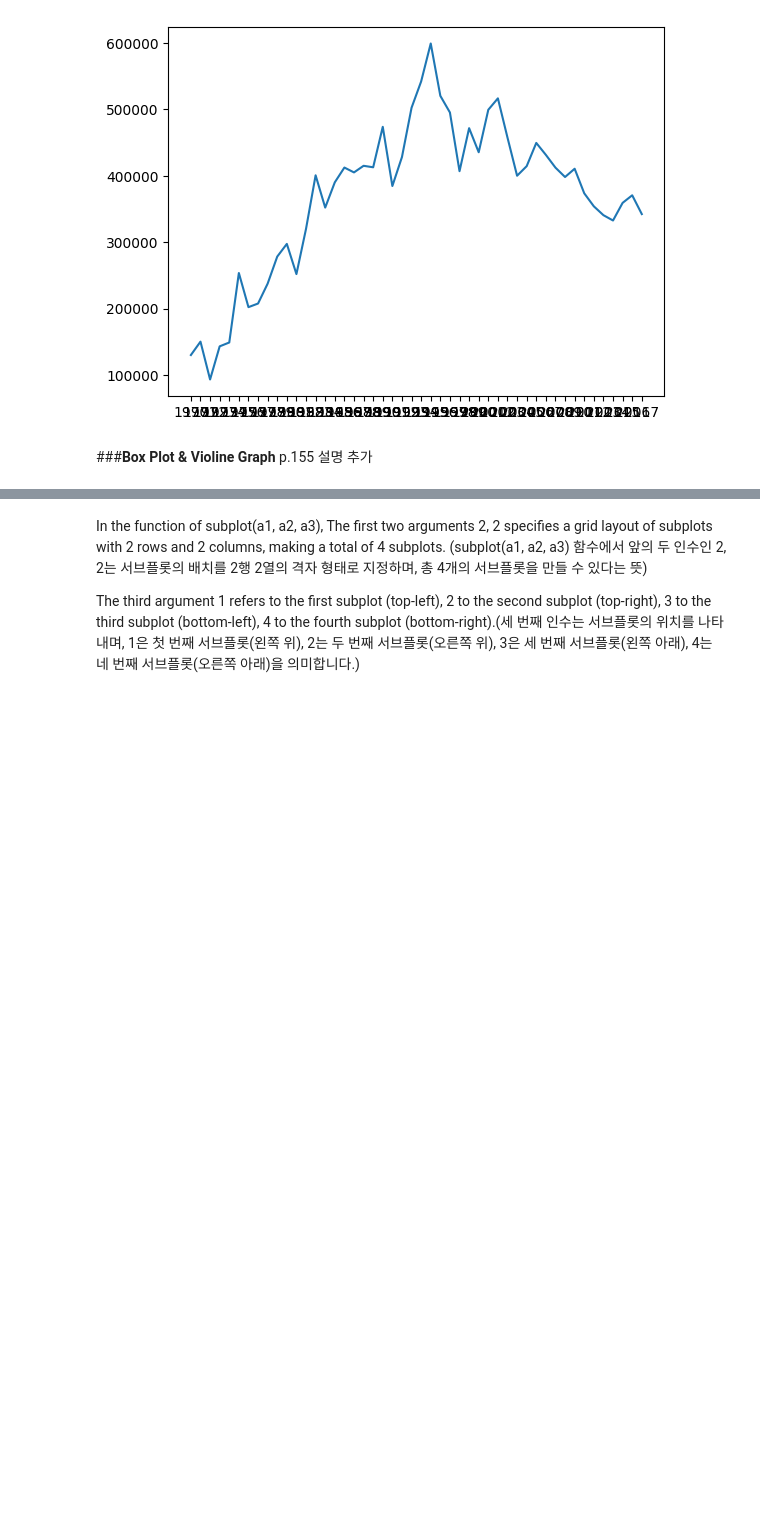
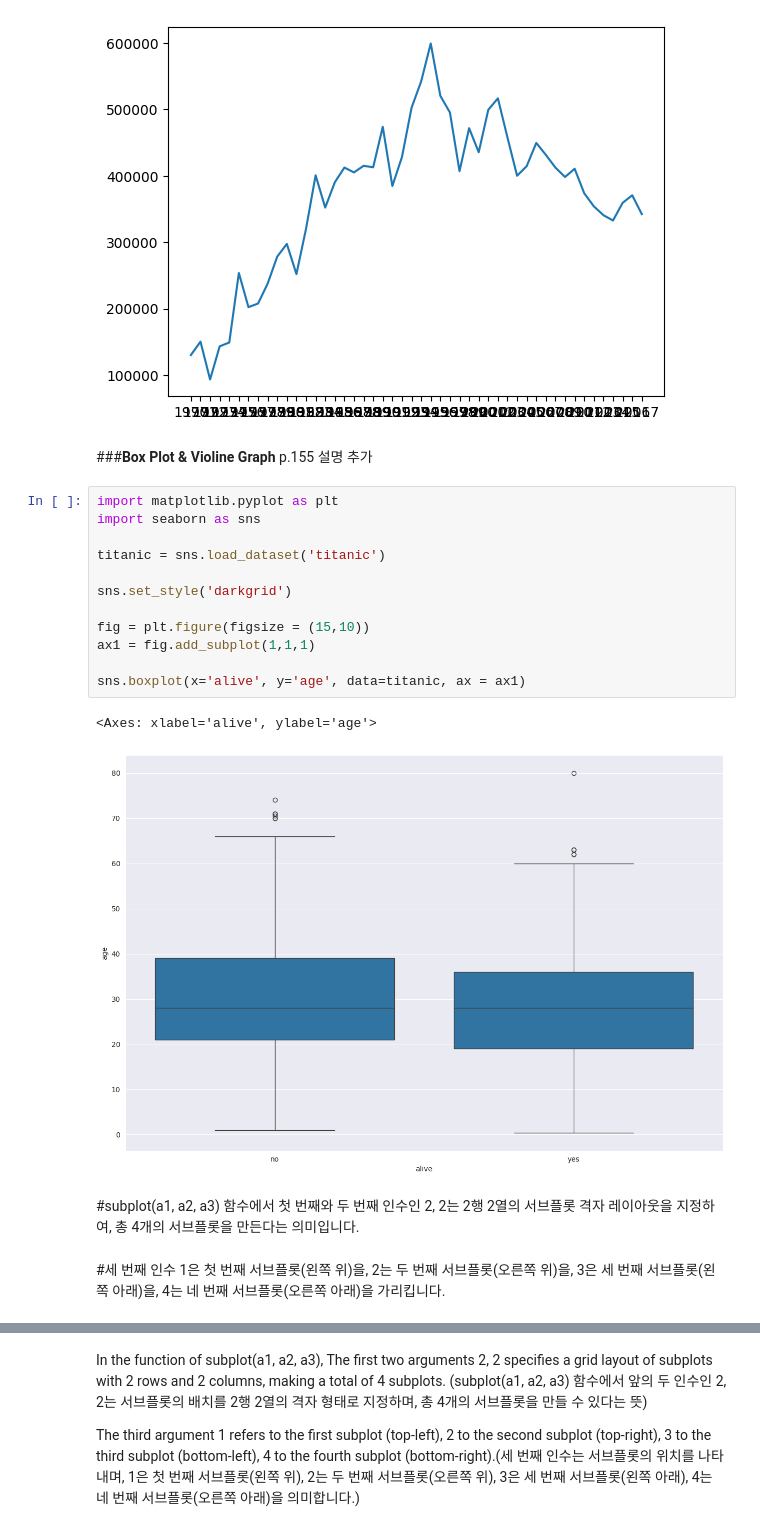
Before and after one commit to kmj122/stats_2025, a Jupyter notebook: 8_basicstats_graphs.ipynb, the cells around one changed output, grey strips where cells are left out. Saved outputs shown, nothing was run; the diff lists cells and outputs as text; blank space fills up the shorter version.

```diff
--- a/8_basicstats_graphs.ipynb
+++ b/8_basicstats_graphs.ipynb
@@ -248,6 +272,25 @@ plt.show()
 # %% [markdown]
 ###**Box Plot & Violine Graph**
 p.155 설명 추가
+# %%
+import matplotlib.pyplot as plt
+import seaborn as sns
+
+titanic = sns.load_dataset('titanic')
+
+sns.set_style('darkgrid')
+
+fig = plt.figure(figsize = (15,10))
+ax1 = fig.add_subplot(1,1,1)
+
+sns.boxplot(x='alive', y='age', data=titanic, ax = ax1)
+# %% [output]
+<Axes: xlabel='alive', ylabel='age'>
+[figure, added]
+# %% [markdown]
+#subplot(a1, a2, a3) 함수에서 첫 번째와 두 번째 인수인 2, 2는 2행 2열의 서브플롯 격자 레이아웃을 지정하여, 총 4개의 서브플롯을 만든다는 의미입니다.
+# %% [markdown]
+#세 번째 인수 1은 첫 번째 서브플롯(왼쪽 위)을, 2는 두 번째 서브플롯(오른쪽 위)을, 3은 세 번째 서브플롯(왼쪽 아래)을, 4는 네 번째 서브플롯(오른쪽 아래)을 가리킵니다.
 # %%
 import matplotlib.pyplot as plt
 import seaborn as sns
```
Also changed, not shown: parts of 12 cells of this notebook.
